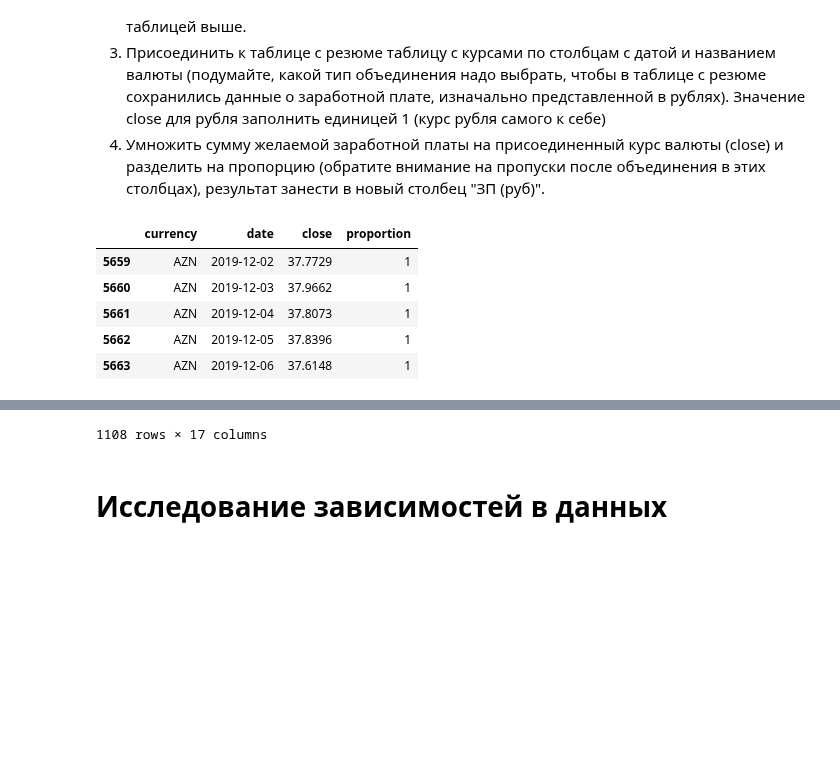
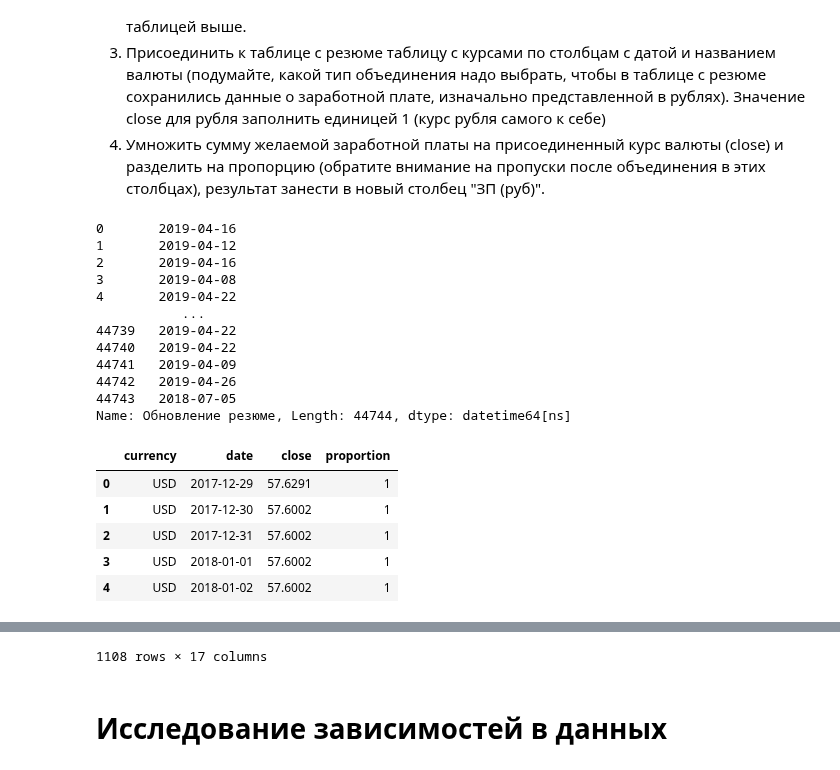
Before and after one commit to Ryba4koff/SkillFactore_DataScience, a Jupyter notebook: PROJECT-1. Анализ резюме из HeadHunter/Project-1._Ноутбук-шаблон.ipynb, the cells around one changed output, grey strips where cells are left out. Cells and saved outputs as stored; diff of their text form; code cells hidden in the pictures; blank space fills up the shorter version.

```diff
--- a/PROJECT-1. Анализ резюме из HeadHunter/Project-1._Ноутбук-шаблон.ipynb
+++ b/PROJECT-1. Анализ резюме из HeadHunter/Project-1._Ноутбук-шаблон.ipynb
@@ -459,8 +459,10 @@ exchange_data = pd.read_csv('data/ExchangeRates.csv')
 exchange_data = exchange_data.drop(['per', 'time', 'vol'], axis=1)
 
 # Перевеодим признак "Обновление резюме" из таблицы с резюме в формат datetime
-data_hh['Обновление резюме'] = pd.to_datetime(data_hh['Обновление резюме'], dayfirst=True)
+data_hh['Обновление резюме'] = pd.to_datetime(data_hh['Обновление резюме'])
+#data_hh['Обновление резюме'] = data_hh['Обновление резюме'].dt.date
 
+display(data_hh['Обновление резюме'])
 
 # Перевеодим признак "date" из таблицы с курсами в формат datetime
 exchange_data['date'] = pd.to_datetime(exchange_data['date'], dayfirst=True)
@@ -474,41 +476,55 @@ def get_sep_space(data):
 
 strip_list = ['sum_salary', 'currency']
 for i in range(len(strip_list)):
     data_hh[strip_list[i]] = data_hh['ЗП'].apply(get_sep_space)
 
 # Приведем обозначение валюты к общепринятому стандарту ISO
 def get_iso(data):
     """ Функция приведение к международному стандарту ISO"""
 
     if data == 'руб.':
         return 'RUB'
     elif data == 'бел.руб.':
         return 'BYN'
     elif data == 'грн.':
         return 'UAH'
     elif data == 'сум':
         return 'UZS'
     else:
         return data
 
 data_hh['currency'] = data_hh['currency'].apply(get_iso)
-display(exchange_data.tail())
+
 
 # Присоединим таблицу с курсами по признакам даты и currency
-data_hh = data_hh.merge(
+mergen = data_hh.merge(
     right = exchange_data,
     right_on=['date', 'currency'],
     left_on=['Обновление резюме', 'currency'],
     how='left'
 )
-display(data_hh[data_hh['currency'] == 'KZT'])
+
+display(exchange_data.head())
+display(mergen[mergen['currency'] == 'KZT'])
 # %% [output]
+0       2019-04-16
+1       2019-04-12
+2       2019-04-16
+3       2019-04-08
+4       2019-04-22
+           ...
+44739   2019-04-22
+44740   2019-04-22
+44741   2019-04-09
+44742   2019-04-26
+44743   2018-07-05
+Name: Обновление резюме, Length: 44744, dtype: datetime64[ns]
 |  | currency | date | close | proportion |
-| 5659 | AZN | 2019-12-02 | 37.7729 | 1 |
-| 5660 | AZN | 2019-12-03 | 37.9662 | 1 |
-| 5661 | AZN | 2019-12-04 | 37.8073 | 1 |
-| 5662 | AZN | 2019-12-05 | 37.8396 | 1 |
-| 5663 | AZN | 2019-12-06 | 37.6148 | 1 |
+| 0 | USD | 2017-12-29 | 57.6291 | 1 |
+| 1 | USD | 2017-12-30 | 57.6002 | 1 |
+| 2 | USD | 2017-12-31 | 57.6002 | 1 |
+| 3 | USD | 2018-01-01 | 57.6002 | 1 |
+| 4 | USD | 2018-01-02 | 57.6002 | 1 |
 |  | Пол, возраст | ЗП | Ищет работу на должность: | Город, переезд, командировки | Занятость | График | Опыт работы | ... |
 | 81 | Мужчина , 20 лет , родился 18 авг... | 160000 KZT | Системный администратор, веб-прог... | Алматы , м. Жибек Жолы , не готов... | полная занятость | полный день | Опыт работы 1 год 11 месяцев Сист... | ... |
 | 126 | Мужчина , 32 года , родился 9 авг... | 217000 KZT | Программист, Инженер-системотехни... | Актау , не готов к переезду , гот... | полная занятость | гибкий график, полный день, вахто... | Опыт работы 10 лет 10 месяцев Про... | ... |
@@ -521,7 +537,7 @@ display(data_hh[data_hh['currency'] == 'KZT'])
 | 44622 | Женщина , 30 лет , родилась 1 дек... | 100000 KZT | Учитель информатики | Алматы , м. Райымбек батыра , не ... | полная занятость | полный день | Опыт работы 7 лет 6 месяцев Учите... | ... |
 | 44631 | Женщина , 20 лет , родилась 16 ию... | 60000 KZT | Программист-стажер | Алматы , не готова к переезду , н... | стажировка, полная занятость | гибкий график | Опыт работы 3 месяца Программист-... | ... |
 | 44664 | Мужчина , 26 лет , родился 11 июн... | 250000 KZT | Главный инженер | Нур-Султан , не готов к переезду ... | частичная занятость, проектная ра... | гибкий график, полный день, сменн... | Опыт работы 3 года 10 месяцев Гла... | ... |
-1108 rows × 17 columns
+1108 rows × 17 columns
 # %% [markdown]
 # Исследование зависимостей в данных
 # %% [markdown]
```
Also changed, not shown: 1 other file.
